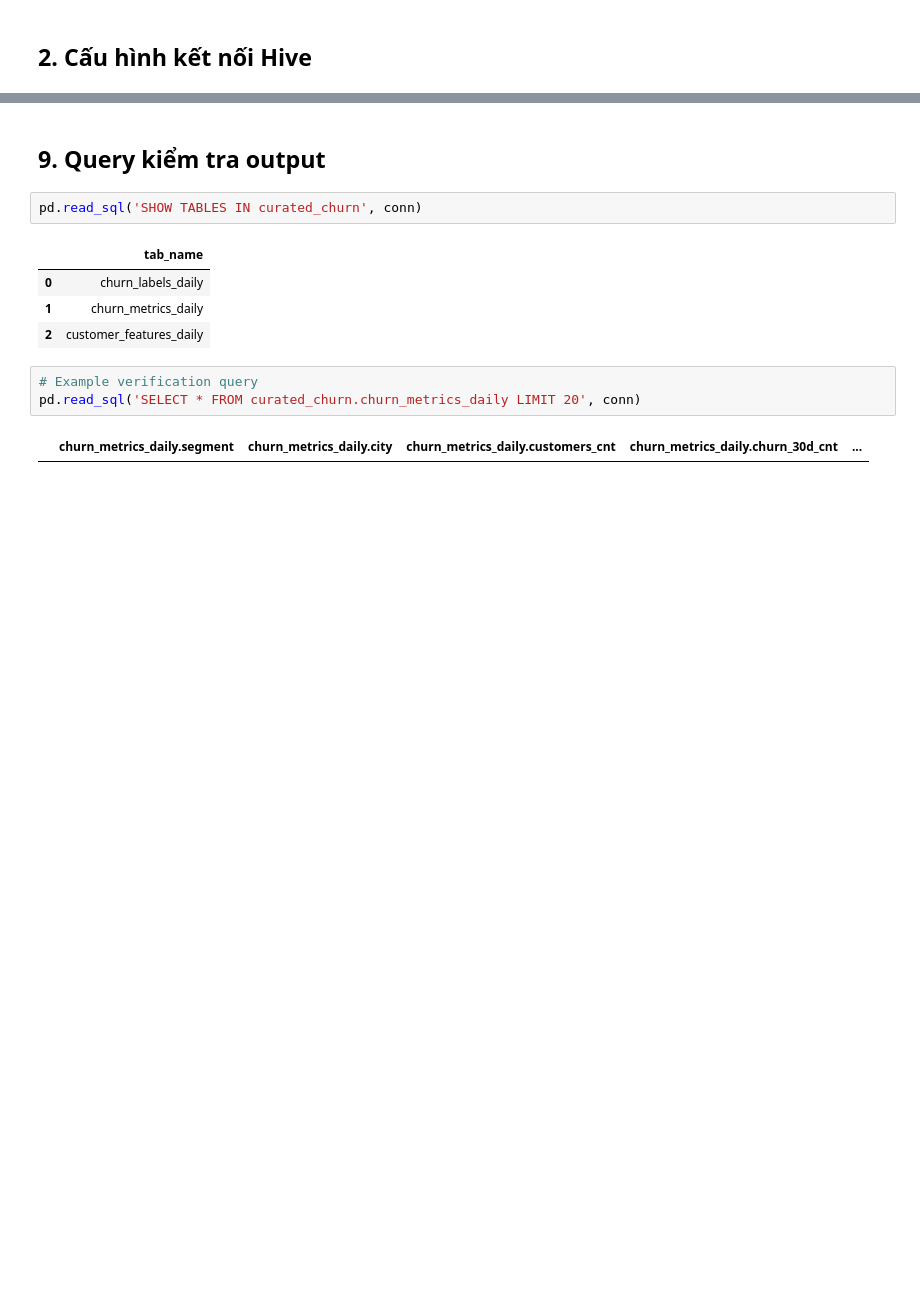
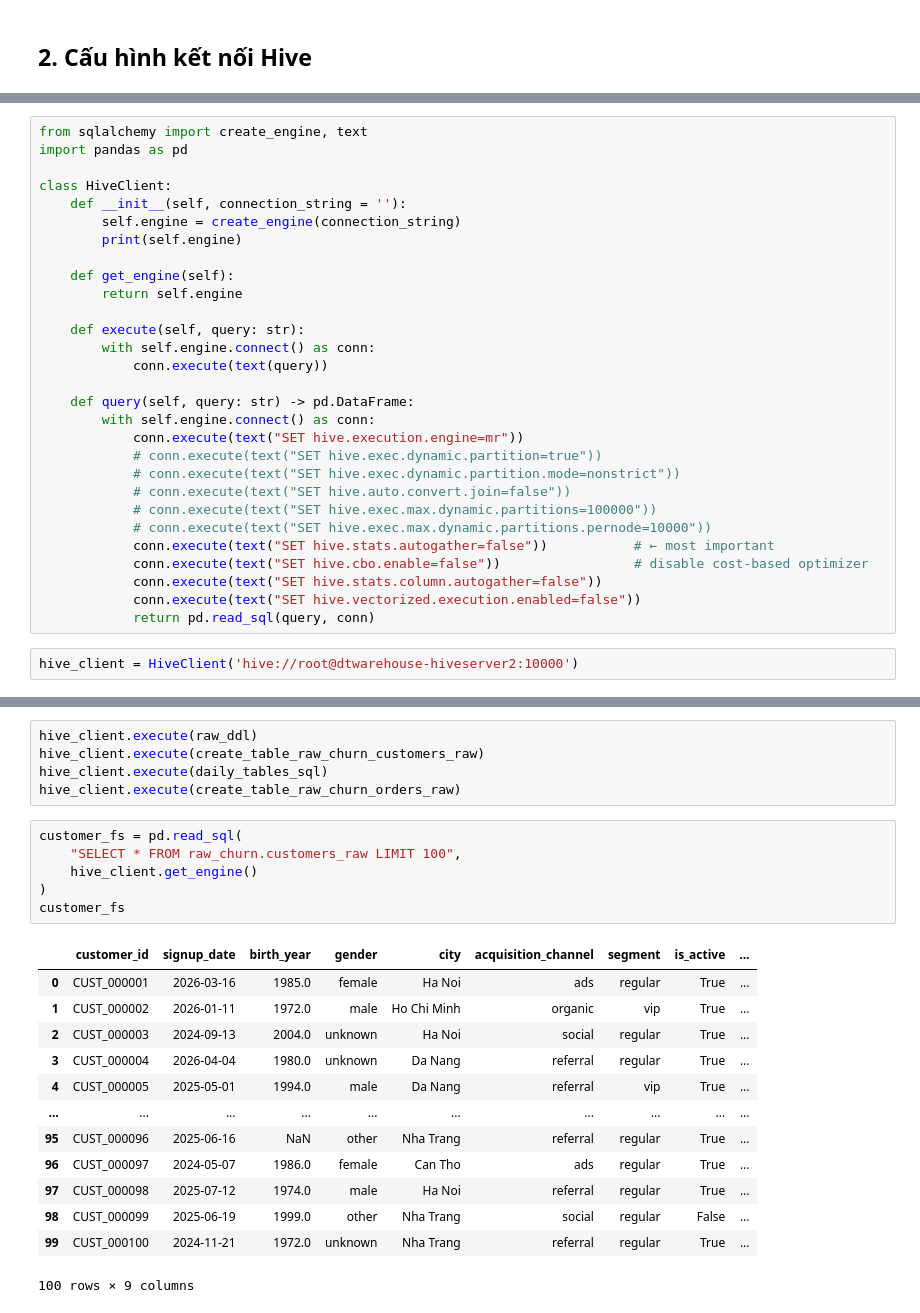
Before and after one commit to khaphan-github/data-engineering-bigdata-analysis, a Jupyter notebook: notebook/CHURN_HIVE_ETL.ipynb, the cells around one changed output, grey strips where cells are left out. Drawn from its saved outputs; the diff is of its cells as text; blank space fills up the shorter version.

```diff
--- a/notebook/CHURN_HIVE_ETL.ipynb
+++ b/notebook/CHURN_HIVE_ETL.ipynb
@@ -102,0 +30,31 @@ Cell này chứa DDL để tạo external tables cho dữ liệu ingest từ HDF
+# %%
+from sqlalchemy import create_engine, text
+import pandas as pd
+
+class HiveClient:
+    def __init__(self, connection_string = ''):
+        self.engine = create_engine(connection_string)
+        print(self.engine)
+
+    def get_engine(self):
+        return self.engine
+
+    def execute(self, query: str):
+        with self.engine.connect() as conn:
+            conn.execute(text(query))
+
+    def query(self, query: str) -> pd.DataFrame:
+        with self.engine.connect() as conn:
+            conn.execute(text("SET hive.execution.engine=mr"))
+            # conn.execute(text("SET hive.exec.dynamic.partition=true"))
+            # conn.execute(text("SET hive.exec.dynamic.partition.mode=nonstrict"))
+            # conn.execute(text("SET hive.auto.convert.join=false"))
+            # conn.execute(text("SET hive.exec.max.dynamic.partitions=100000"))
+            # conn.execute(text("SET hive.exec.max.dynamic.partitions.pernode=10000"))
+            conn.execute(text("SET hive.stats.autogather=false"))           # ← most important
+            conn.execute(text("SET hive.cbo.enable=false"))                 # disable cost-based optimizer
+            conn.execute(text("SET hive.stats.column.autogather=false"))
+            conn.execute(text("SET hive.vectorized.execution.enabled=false"))
+            return pd.read_sql(query, conn)
+# %%
+hive_client = HiveClient('hive://root@dtwarehouse-hiveserver2:10000')
@@ -255,14 +165,25 @@ OperationalError: TExecuteStatementResp(status=TStatus(statusCode=3, infoMessage
-# %% [markdown]
-## 9. Query kiểm tra output
-# %%
-pd.read_sql('SHOW TABLES IN curated_churn', conn)
-# %% [output]
-|  | tab_name |
-| 0 | churn_labels_daily |
-| 1 | churn_metrics_daily |
-| 2 | customer_features_daily |
-# %%
-# Example verification query
-pd.read_sql('SELECT * FROM curated_churn.churn_metrics_daily LIMIT 20', conn)
-# %% [output]
-|  | churn_metrics_daily.segment | churn_metrics_daily.city | churn_metrics_daily.customers_cnt | churn_metrics_daily.churn_30d_cnt | ... |
+# %%
+hive_client.execute(raw_ddl)
+hive_client.execute(create_table_raw_churn_customers_raw)
+hive_client.execute(daily_tables_sql)
+hive_client.execute(create_table_raw_churn_orders_raw)
+# %%
+customer_fs = pd.read_sql(
+    "SELECT * FROM raw_churn.customers_raw LIMIT 100",
+    hive_client.get_engine()
+)
+customer_fs
+# %% [output]
+|  | customer_id | signup_date | birth_year | gender | city | acquisition_channel | segment | is_active | ... |
+| 0 | CUST_000001 | 2026-03-16 | 1985.0 | female | Ha Noi | ads | regular | True | ... |
+| 1 | CUST_000002 | 2026-01-11 | 1972.0 | male | Ho Chi Minh | organic | vip | True | ... |
+| 2 | CUST_000003 | 2024-09-13 | 2004.0 | unknown | Ha Noi | social | regular | True | ... |
+| 3 | CUST_000004 | 2026-04-04 | 1980.0 | unknown | Da Nang | referral | regular | True | ... |
+| 4 | CUST_000005 | 2025-05-01 | 1994.0 | male | Da Nang | referral | vip | True | ... |
+| ... | ... | ... | ... | ... | ... | ... | ... | ... | ... |
+| 95 | CUST_000096 | 2025-06-16 | NaN | other | Nha Trang | referral | regular | True | ... |
+| 96 | CUST_000097 | 2024-05-07 | 1986.0 | female | Can Tho | ads | regular | True | ... |
+| 97 | CUST_000098 | 2025-07-12 | 1974.0 | male | Ha Noi | referral | regular | True | ... |
+| 98 | CUST_000099 | 2025-06-19 | 1999.0 | other | Nha Trang | social | regular | False | ... |
+| 99 | CUST_000100 | 2024-11-21 | 1972.0 | unknown | Nha Trang | referral | regular | True | ... |
+100 rows × 9 columns
```
Also changed, not shown: parts of 18 cells of this notebook, 11 other files.
